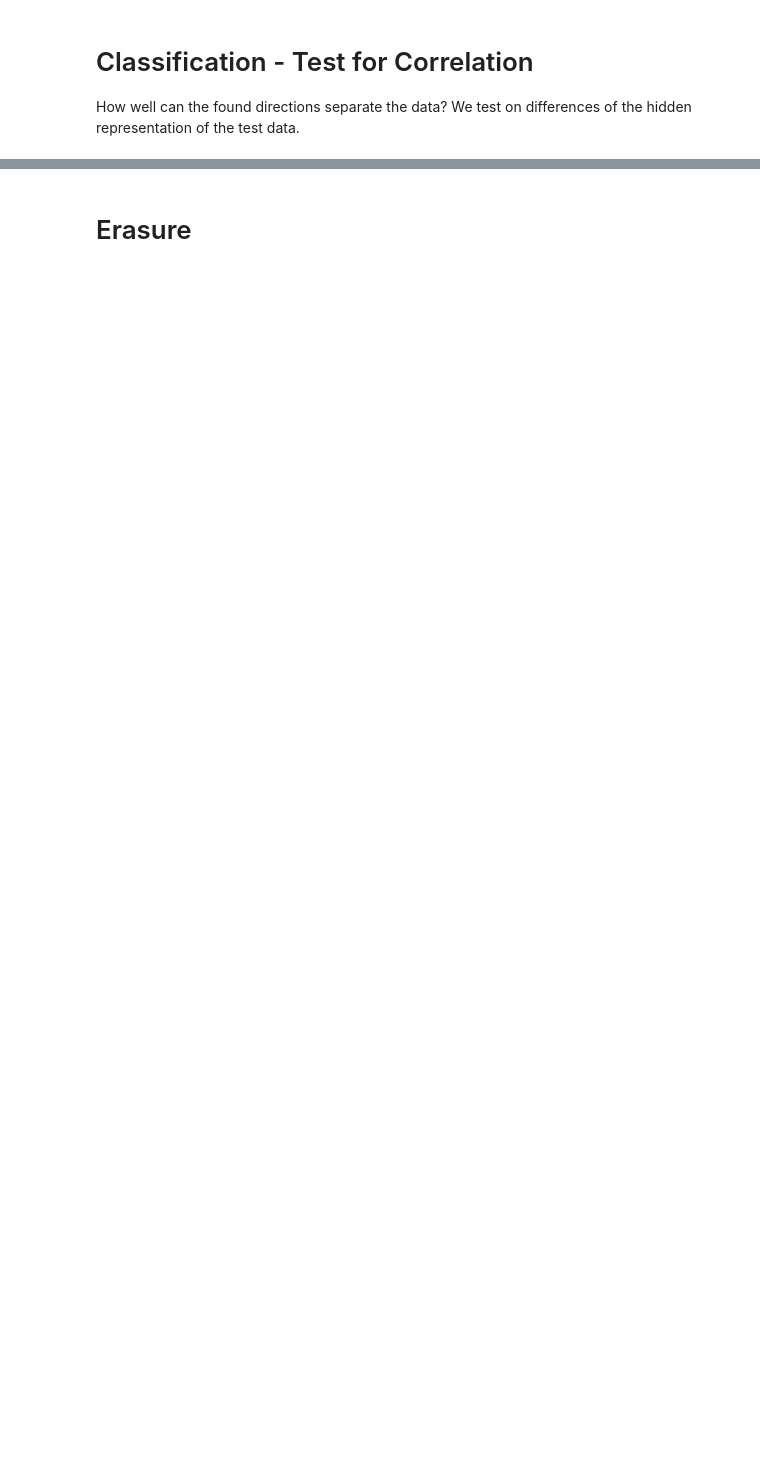
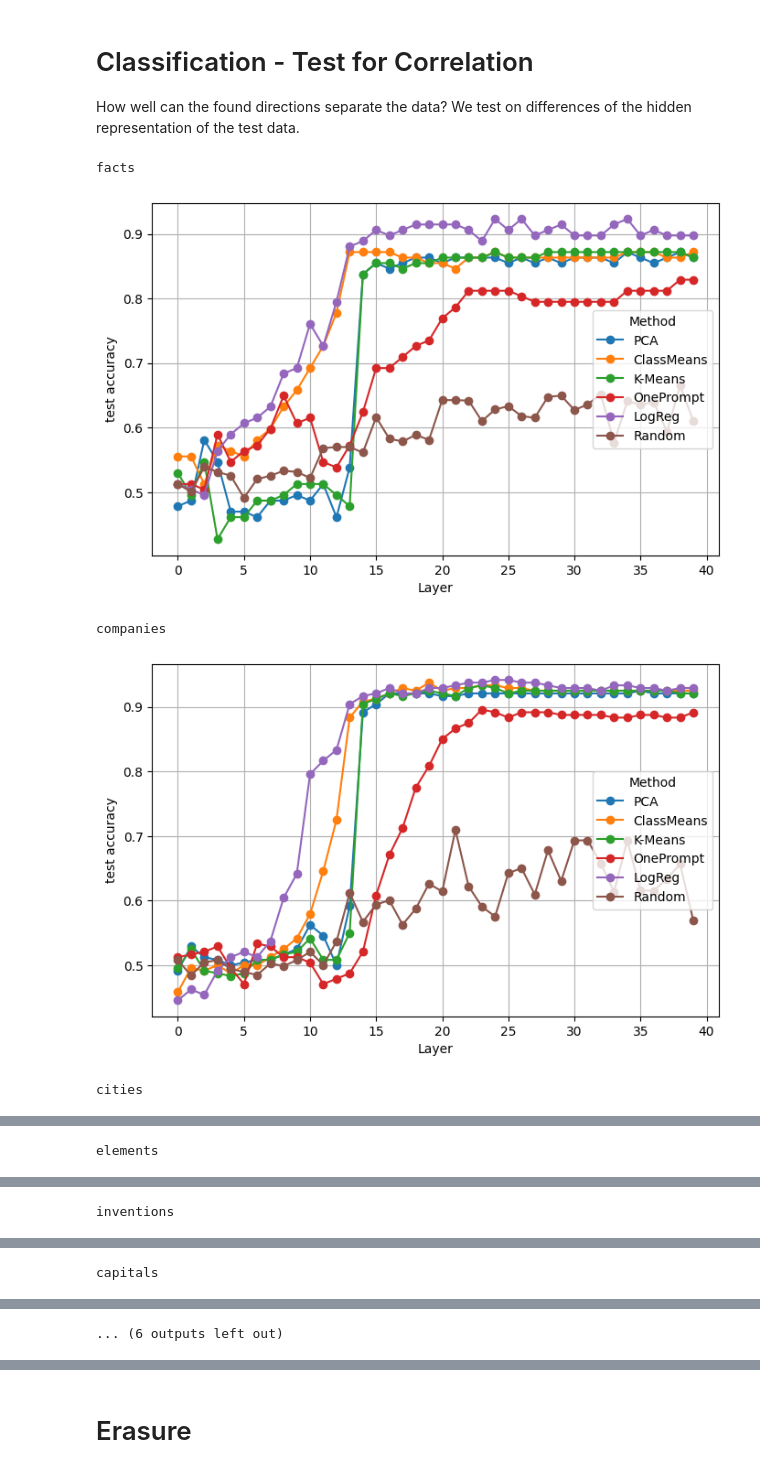
Before and after one commit to magikarp01/exploring_directions, a Jupyter notebook: truth_extraction_classification_removal.ipynb, the cells around one changed output, grey strips where cells are left out. Drawn from its saved outputs; the diff is of its cells as text; code cells hidden in the pictures; blank space fills up the shorter version.

```diff
--- a/truth_extraction_classification_removal.ipynb
+++ b/truth_extraction_classification_removal.ipynb
@@ -383,15 +452,31 @@ def classification(H, y, direction):
     accte = ((Hte_i > 0) == y).sum()/len(y)
     return accte
 # %%
-separation_test_accs = {}
-for method in tqdm(directions.keys()):
-    separation_test_accs[method] = {}
-    for layer in layer_ids:
-        if method == "Random":
-            temp = 0
-            random_runs = directions[method][layer].shape[0]
-            for i in range(random_runs):
-                temp += classification(H_test[layer], y_test, directions[method][layer][i])
-            separation_test_accs[method][layer] = temp/random_runs
-        else:
-            separation_test_accs[method][layer] = classification(H_test[layer], y_test, directions[method][layer])
+all_classification_accs = {}
+for split_name in ["facts", "companies", "cities", "elements", "inventions", "capitals", "animals", "neg_facts", "neg_companies"]:
+    with open(os.path.join(results_dir, f"hidden_states_{split_name}"), "rb") as f:
+        H_train, H_test, y_train, y_test = pickle.load(f)
+
+    _, _, H_test, _, _, y_test, _, _ = process_data(H_train, H_test, y_train, y_test)
+
+    separation_test_accs = {}
+    for method in tqdm(directions.keys()):
+        separation_test_accs[method] = {}
+        for layer in layer_ids:
+            if method == "Random":
+                temp = 0
+                random_runs = directions[method][layer].shape[0]
+                for i in range(random_runs):
+                    temp += classification(H_test[layer], y_test, directions[method][layer][i])
+                separation_test_accs[method][layer] = temp/random_runs
+            else:
+                separation_test_accs[method][layer] = classification(H_test[layer], y_test, directions[method][layer])
+    print(split_name)
+    plot_lines(separation_test_accs, "test accuracy", save_path=os.path.join(plots_dir, f'separation_accs_{split_name}.png'), method_names=directions.keys(), loc='center right')
+    all_classification_accs[split_name] = separation_test_accs
+# %% [output]
+facts
+[figure, added]
+companies
+[figure, added]
+cities
@@ -397,0 +484 @@ for method in tqdm(directions.keys()):
+elements
@@ -397,0 +486 @@ for method in tqdm(directions.keys()):
+inventions
@@ -397,0 +488 @@ for method in tqdm(directions.keys()):
+capitals
@@ -397,0 +490 @@ for method in tqdm(directions.keys()):
+... (6 outputs left out)
```
Also changed, not shown: parts of 26 cells of this notebook, 2 other files.
